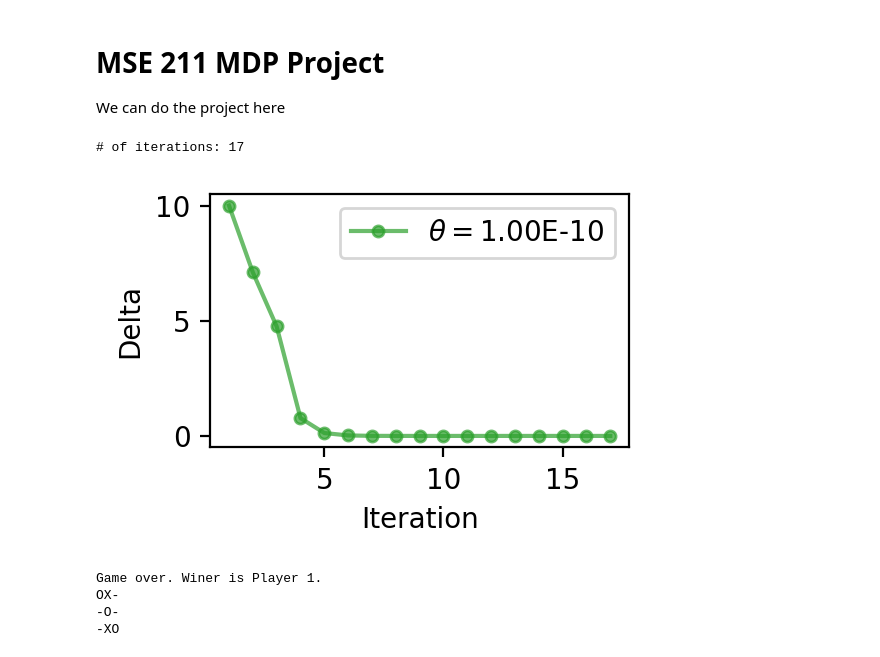
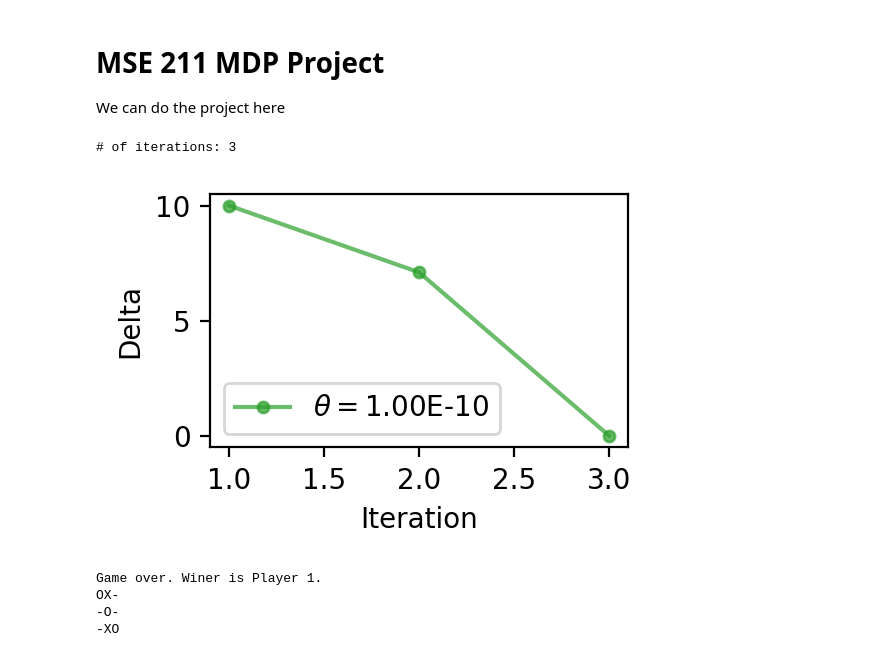
Before and after one commit to JordanTroutman/mse_211_project, a Jupyter notebook: Project.ipynb, the cells around one changed output. Cells and saved outputs as stored; diff of their text form; code cells hidden in the pictures.

```diff
--- a/Project.ipynb
+++ b/Project.ipynb
@@ -24,9 +24,9 @@ class Game:
         self.V = [0, 0, 0, 0, 0]
 # %%
 class IValueIteration:
-    def __init__(self, game):
+    def __init__(self, game, sample_rate=1):
         self.game = game
-        self.sample_rate = 1
+        self.sample_rate = sample_rate
 
     @abstractmethod
     def run(self, V_new):
@@ -104,39 +104,39 @@ class VISimulation:
         self.method = method
 
     def simulate(self, max_iter, theta):
         res = []
         iter = 0
         V = [0, 0, 0, 0, 0]
         while iter < max_iter:
             V_new = [0, 0, 0, 0, 0]
             delta = self.method.run(V_new)
             V = V_new
             res.append(delta)
             if delta < theta:
                 break
             iter += 1
 
         print(f'# of iterations: {len(res)}')
         fig, ax = plt.subplots(1, 1, figsize=(3, 2), dpi=200)
         ax.plot(np.arange(len(res)) + 1, res, marker='o', markersize=4,
                 alpha=0.7, color='#2ca02c', label=r'$\theta= $' + "{:.2E}".format(theta))
         ax.set_xlabel('Iteration')
         ax.set_ylabel('Delta')
         ax.legend()
         plt.tight_layout()
         plt.show()
 
         return res
 
 # m = ClassicValueIteration(Game())
-# m = RandomizedValueIteration(Game())
-m = CyclicValueIteration(Game())
-# m = RandomizedCyclicValueIteration(Game())
-m.sample_rate = 0.8
+# m = RandomizedValueIteration(Game(), sample_rate=0.8)
+# m = CyclicValueIteration(Game())
+m = RandomizedCyclicValueIteration(Game(), sample_rate=0.8)
+
 res = VISimulation(m).simulate(10000, 1e-10)
 # %% [output]
-# of iterations: 17
+# of iterations: 3
-[figure, old version]
+[figure, new version]
 # %%
 # Q5: Tic-tac-toe
 
```
